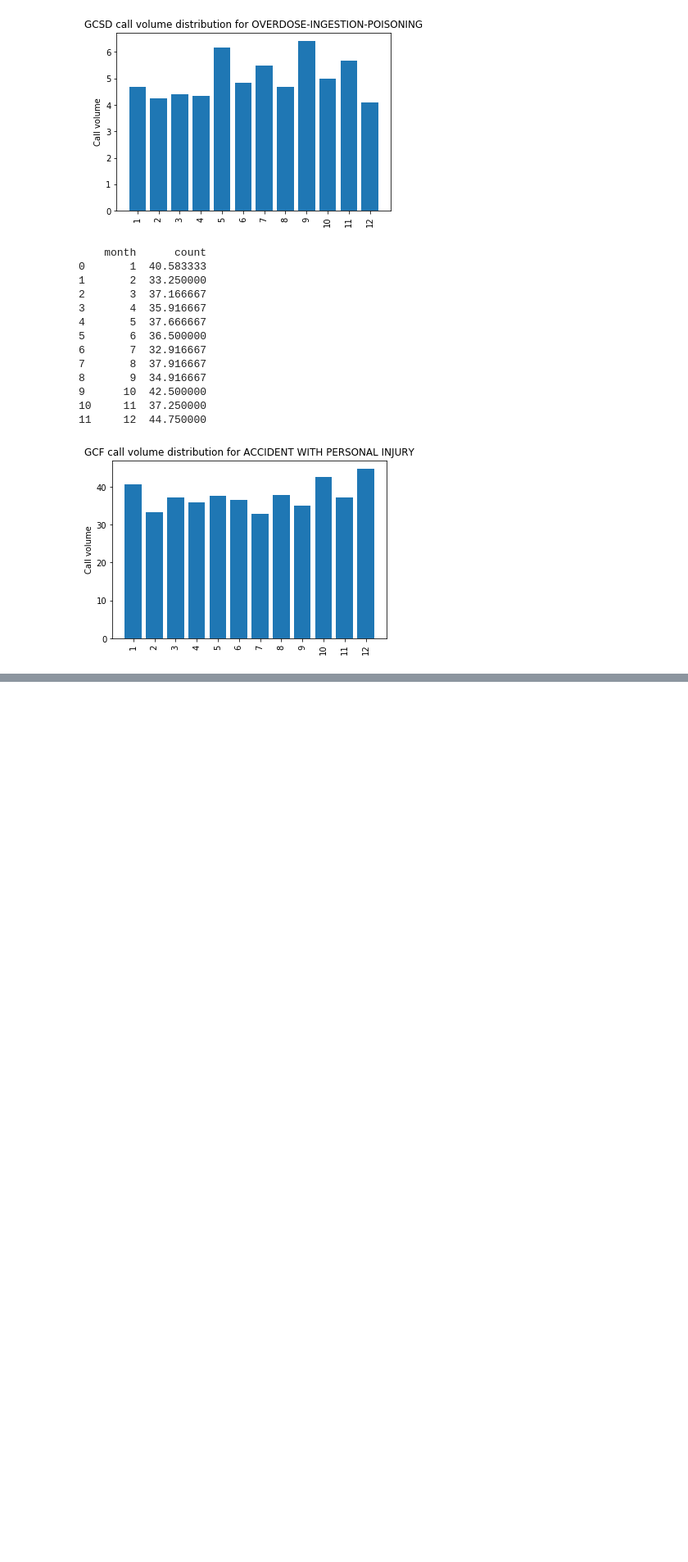
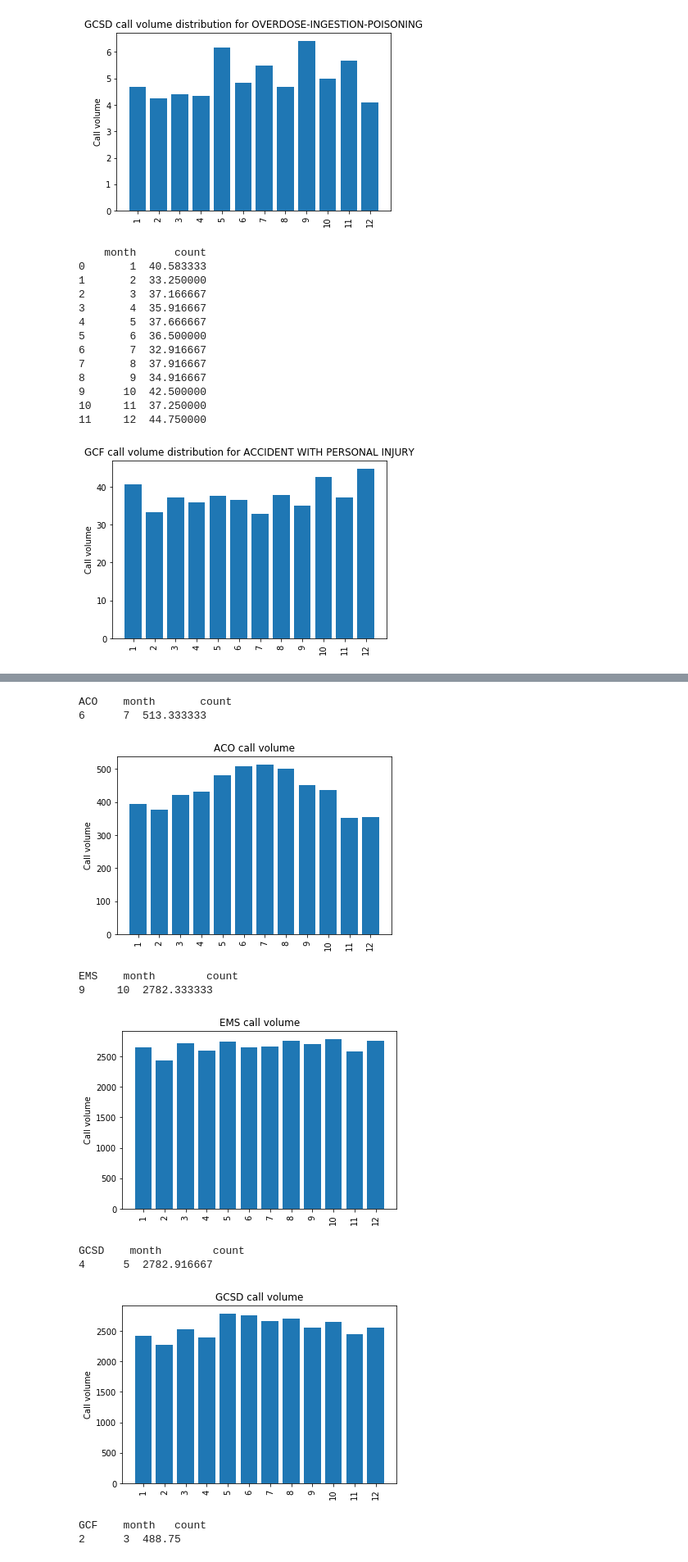
Before and after one commit to UNCG-CSE/Guilford_EMS, a Jupyter notebook: src/nature_agency_relations.ipynb, the cells around one changed output, grey strips where cells are left out. Shown at 82% size. Drawn from its saved outputs; the diff is of its cells as text; code cells hidden in the pictures; blank space fills up the shorter version.

Commit message:
Bussiest months for each agency

```diff
--- a/src/nature_agency_relations.ipynb
+++ b/src/nature_agency_relations.ipynb
@@ -397,0 +402,46 @@ create_plot('Call volume', 'GCF call volume distribution for ACCIDENT WITH PERSO
+# %%
+def get_calls_month(data):
+
+    data_filtered = data[data.year != 2018]
+    data_filtered = data_filtered[data_filtered.year != 2012]
+    groupBy_month = data_filtered.groupby(['month']).size().reset_index(name='count')
+    call_distribution = groupBy_month.sort_values(by='month', ascending=True)
+    call_distribution['count'] = call_distribution['count']/12
+    return call_distribution
+# %%
+aco_callsVolume = get_calls_month(aco_calls)
+bussiest_month_aco = aco_callsVolume.sort_values(by='count', ascending=False).head(1)
+print('ACO', bussiest_month_aco)
+months = aco_callsVolume['month']
+aco_callVolume_month = aco_callsVolume['count']
+create_plot('Call volume', 'ACO call volume', months, aco_callVolume_month)
+
+ems_callsVolume = get_calls_month(ems_calls)
+bussiest_month_ems = ems_callsVolume.sort_values(by='count', ascending=False).head(1)
+print('EMS', bussiest_month_ems)
+ems_callVolume_month = ems_callsVolume['count']
+create_plot('Call volume', 'EMS call volume', months, ems_callVolume_month)
+
+gcsd_callsVolume = get_calls_month(gcsd_calls)
+bussiest_month_gcsd = gcsd_callsVolume.sort_values(by='count', ascending=False).head(1)
+print('GCSD', bussiest_month_gcsd)
+gcsd_callVolume_month = gcsd_callsVolume['count']
+create_plot('Call volume', 'GCSD call volume', months, gcsd_callVolume_month)
+
+gcf_callsVolume = get_calls_month(gcf_calls)
+bussiest_month_gcf = gcf_callsVolume.sort_values(by='count', ascending=False).head(1)
+print('GCF', bussiest_month_gcf)
+gcf_callVolume_month = gcf_callsVolume['count']
+create_plot('Call volume', 'GCF call volume', months, gcf_callVolume_month)
+# %% [output]
+ACO    month       count
+6      7  513.333333
+[figure, added]
+EMS    month        count
+9     10  2782.333333
+[figure, added]
+GCSD    month        count
+4      5  2782.916667
+[figure, added]
+GCF    month   count
+2      3  488.75
```
Also changed, not shown: parts of 4 cells of this notebook.
